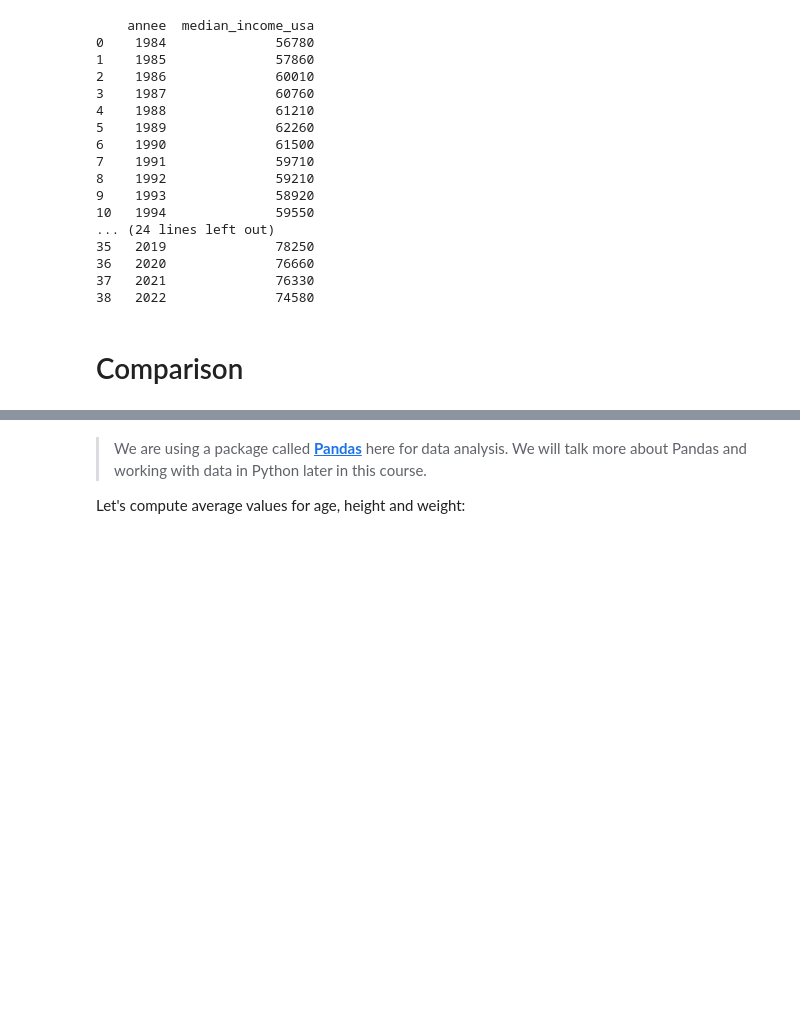
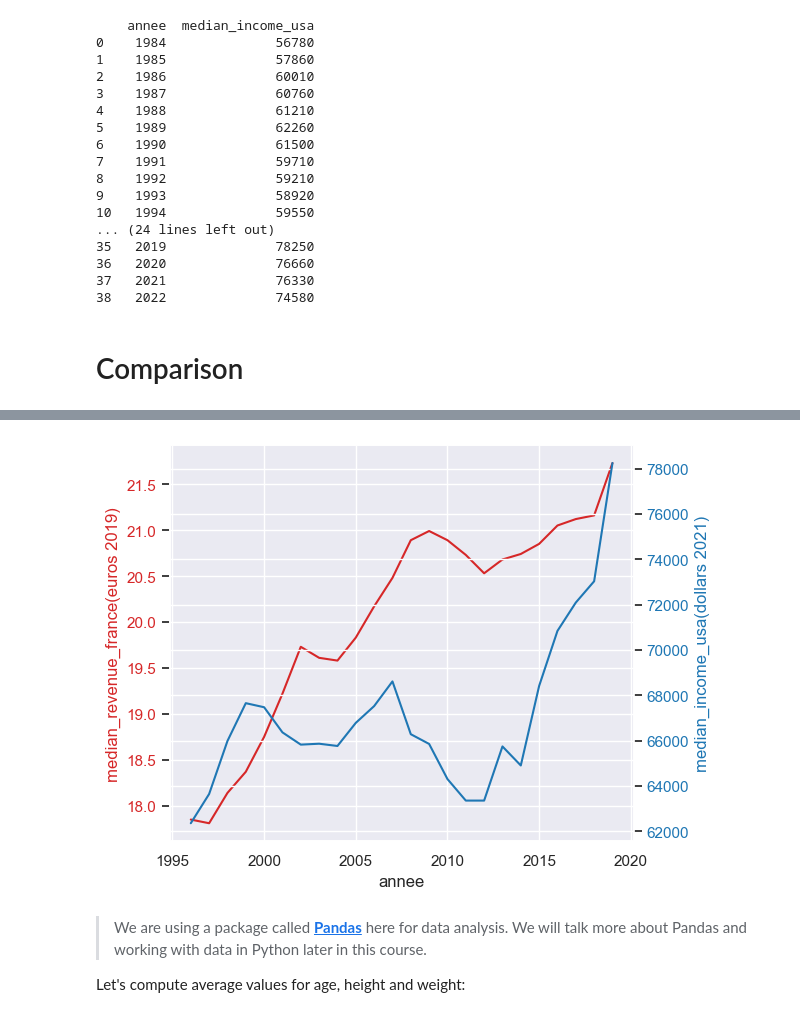
Before and after one commit to ArthurSrz/Introduction-aux-Interactions-Homme-Donn-es, a Jupyter notebook: 1-Introduction/03-stats-et-proba/learnspace.ipynb, the cells around one changed output, grey strips where cells are left out. Saved outputs shown, nothing was run; the diff lists cells and outputs as text; code cells hidden in the pictures; blank space fills up the shorter version.

```diff
--- a/1-Introduction/03-stats-et-proba/learnspace.ipynb
+++ b/1-Introduction/03-stats-et-proba/learnspace.ipynb
@@ -240,3 +274,23 @@ print(df4)
+# %%
+#make a two scale graph with the evolution of the median revenue in France and the median income in USA
+#use a surprise library to make the graph more beautiful
+import seaborn as sns
+sns.set_theme(style="darkgrid")
+fig, ax1 = plt.subplots()
+color = 'tab:red'
+ax1.set_xlabel('annee')
+ax1.set_ylabel('median_revenue_france(euros 2019)', color=color)
+ax1.plot(df23['annee'], df23['median_revenue_france(euros 2019)'], color=color)
+ax1.tick_params(axis='y', labelcolor=color)
+ax2 = ax1.twinx()
+color = 'tab:blue'
+ax2.set_ylabel('median_income_usa(dollars 2021)', color=color)
+ax2.plot(df23['annee'], df23['median_income_usa(dollars 2021)'], color=color)
+ax2.tick_params(axis='y', labelcolor=color)
+fig.tight_layout()
+plt.show()
+# %% [output]
+[figure, added]
 # %% [markdown]
 > We are using a package called [**Pandas**](https://pandas.pydata.org/) here for data analysis. We will talk more about Pandas and working with data in Python later in this course.
 
```
Also changed, not shown: parts of 6 cells of this notebook, 1 other file.
